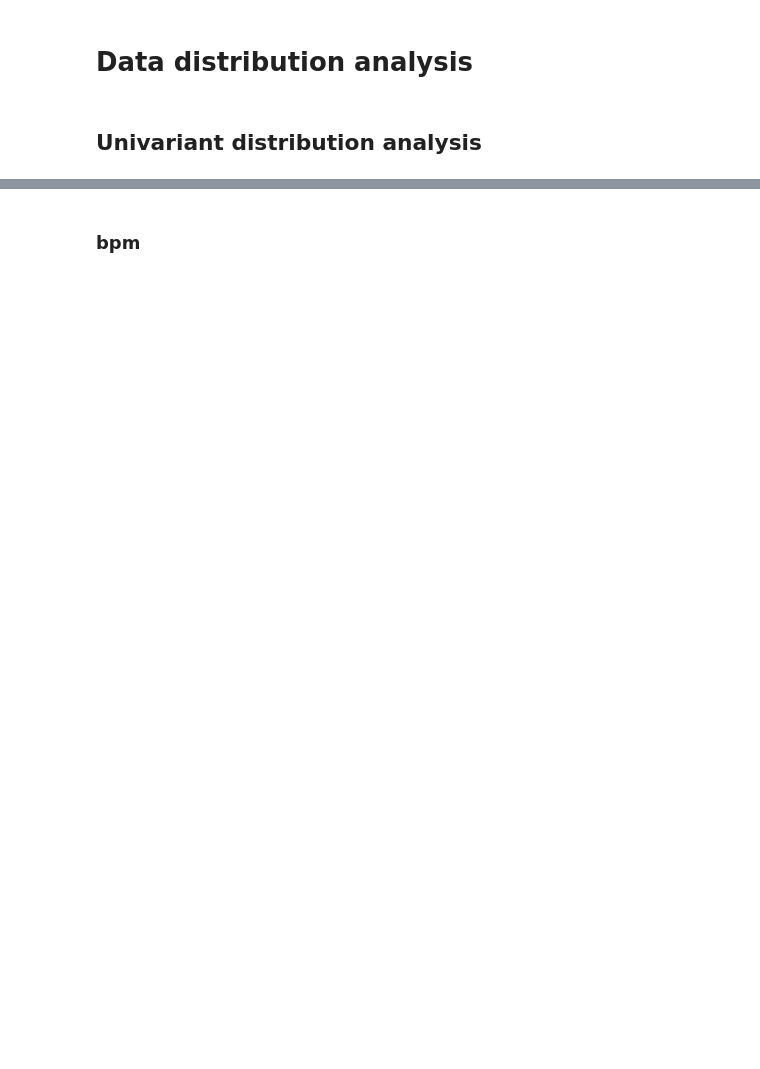
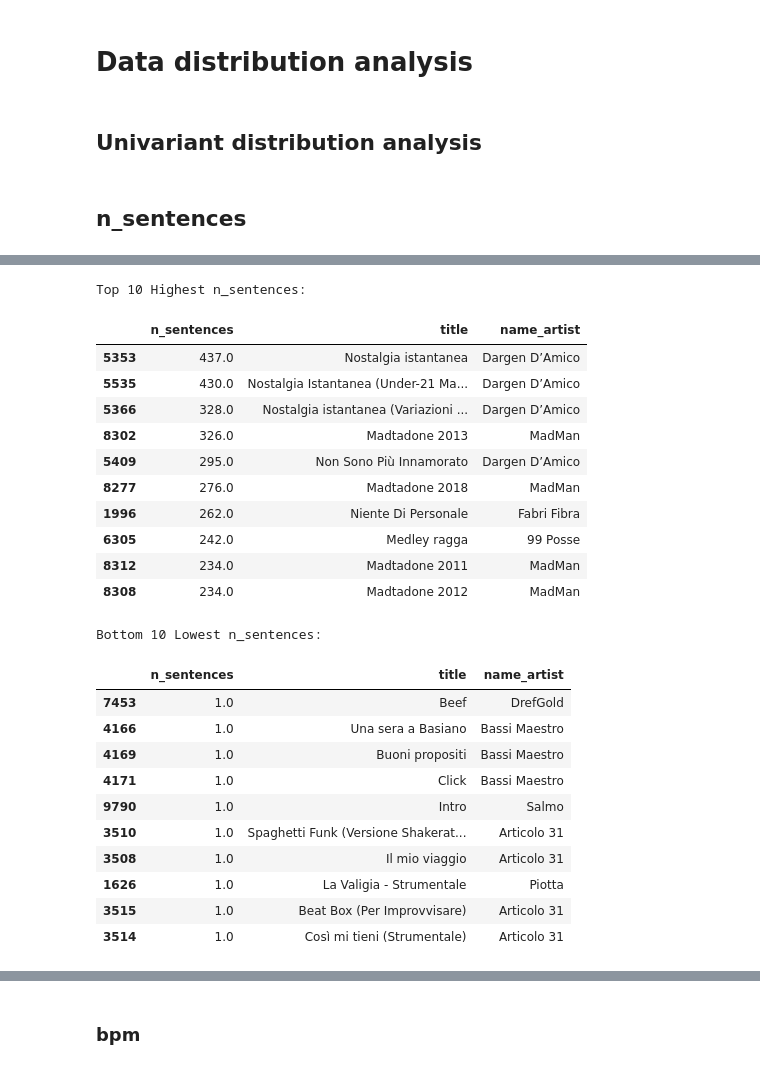
Before and after one commit to jaanisfehling/italian-rap-songs, a Jupyter notebook: data_understanding/data_distribution.ipynb, the cells around one changed output, grey strips where cells are left out. Saved outputs shown, nothing was run; the diff lists cells and outputs as text; code cells hidden in the pictures; blank space fills up the shorter version.

```diff
--- a/data_understanding/data_distribution.ipynb
+++ b/data_understanding/data_distribution.ipynb
@@ -40,3 +41,8 @@ def analyze_distribution(df, col, title, color_histo, bins=40):
 
     print(f"Bottom 10 Lowest {title}:")
     display(chart_data.sort_values(by=col, ascending=True).head(10))
+# %% [markdown]
+## n_sentences
+# %%
+analyze_distribution(df_tracks, 'n_sentences', 'n_sentences', 'blue')
+# %% [output]
@@ -42,0 +50,24 @@ def analyze_distribution(df, col, title, color_histo, bins=40):
+Top 10 Highest n_sentences:
+|  | n_sentences | title | name_artist |
+| 5353 | 437.0 | Nostalgia istantanea | Dargen D’Amico |
+| 5535 | 430.0 | Nostalgia Istantanea (Under-21 Ma... | Dargen D’Amico |
+| 5366 | 328.0 | Nostalgia istantanea (Variazioni ... | Dargen D’Amico |
+| 8302 | 326.0 | Madtadone 2013 | MadMan |
+| 5409 | 295.0 | Non Sono Più Innamorato | Dargen D’Amico |
+| 8277 | 276.0 | Madtadone 2018 | MadMan |
+| 1996 | 262.0 | Niente Di Personale | Fabri Fibra |
+| 6305 | 242.0 | Medley ragga | 99 Posse |
+| 8312 | 234.0 | Madtadone 2011 | MadMan |
+| 8308 | 234.0 | Madtadone 2012 | MadMan |
+Bottom 10 Lowest n_sentences:
+|  | n_sentences | title | name_artist |
+| 7453 | 1.0 | Beef | DrefGold |
+| 4166 | 1.0 | Una sera a Basiano | Bassi Maestro |
+| 4169 | 1.0 | Buoni propositi | Bassi Maestro |
+| 4171 | 1.0 | Click | Bassi Maestro |
+| 9790 | 1.0 | Intro | Salmo |
+| 3510 | 1.0 | Spaghetti Funk (Versione Shakerat... | Articolo 31 |
+| 3508 | 1.0 | Il mio viaggio | Articolo 31 |
+| 1626 | 1.0 | La Valigia - Strumentale | Piotta |
+| 3515 | 1.0 | Beat Box (Per Improvvisare) | Articolo 31 |
+| 3514 | 1.0 | Così mi tieni (Strumentale) | Articolo 31 |
```
Also changed, not shown: parts of 33 cells of this notebook.
